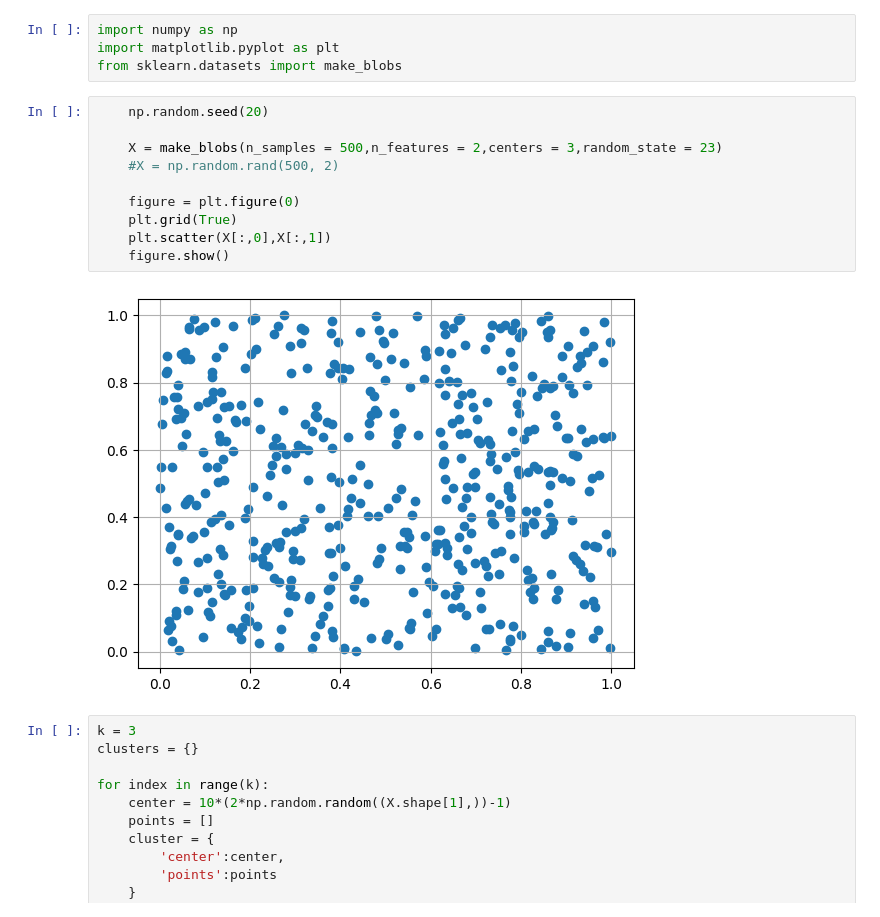
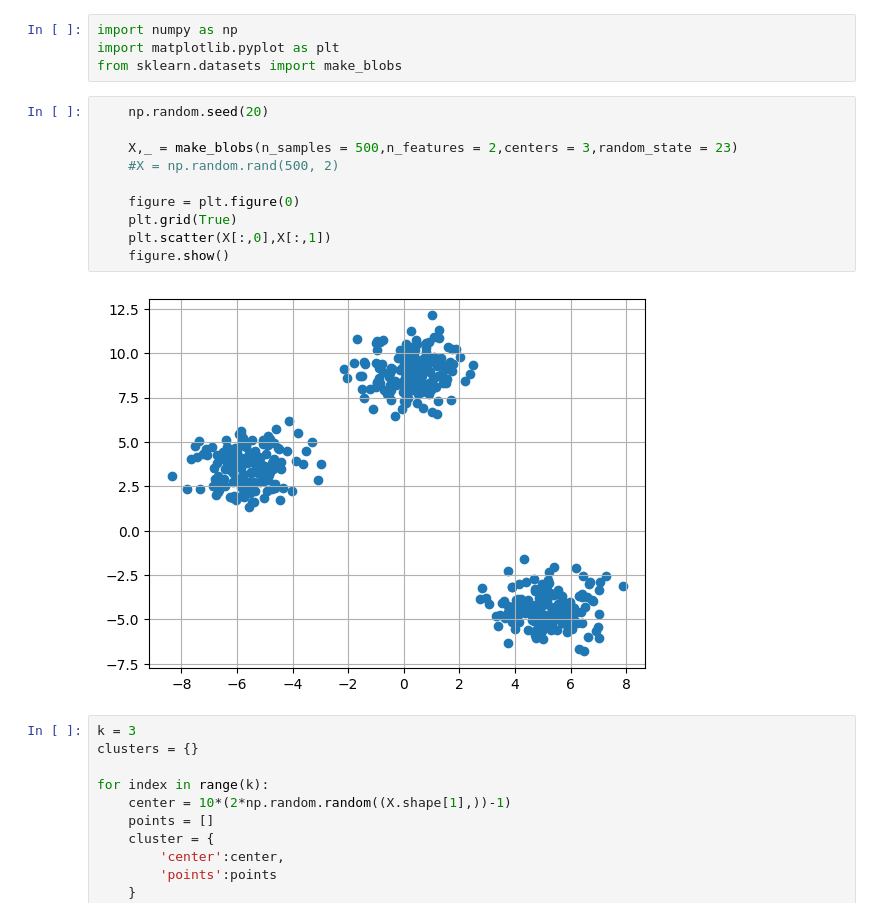
Before and after one commit to zxpatric/daily_practice, a Jupyter notebook: k_mean.ipynb, the cells around one changed output. Cells and saved outputs as stored; diff of their text form.

```diff
--- a/k_mean.ipynb
+++ b/k_mean.ipynb
@@ -5,15 +5,15 @@ from sklearn.datasets import make_blobs
 # %%
     np.random.seed(20)
 
-    X = make_blobs(n_samples = 500,n_features = 2,centers = 3,random_state = 23)
+    X,_ = make_blobs(n_samples = 500,n_features = 2,centers = 3,random_state = 23)
     #X = np.random.rand(500, 2)
 
     figure = plt.figure(0)
     plt.grid(True)
     plt.scatter(X[:,0],X[:,1])
     figure.show()
 # %% [output]
-[figure, old version]
+[figure, new version]
 # %%
 k = 3
 clusters = {}
```
Also changed, not shown: 1 other file.
